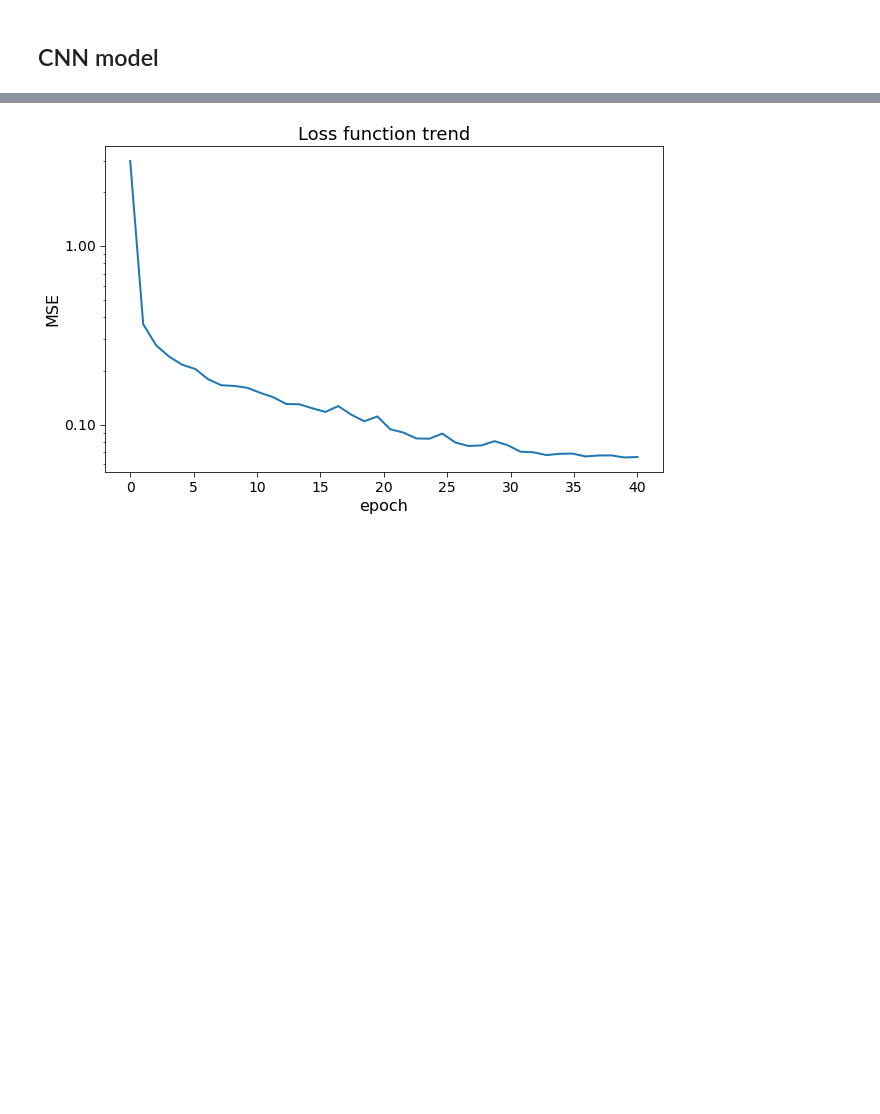
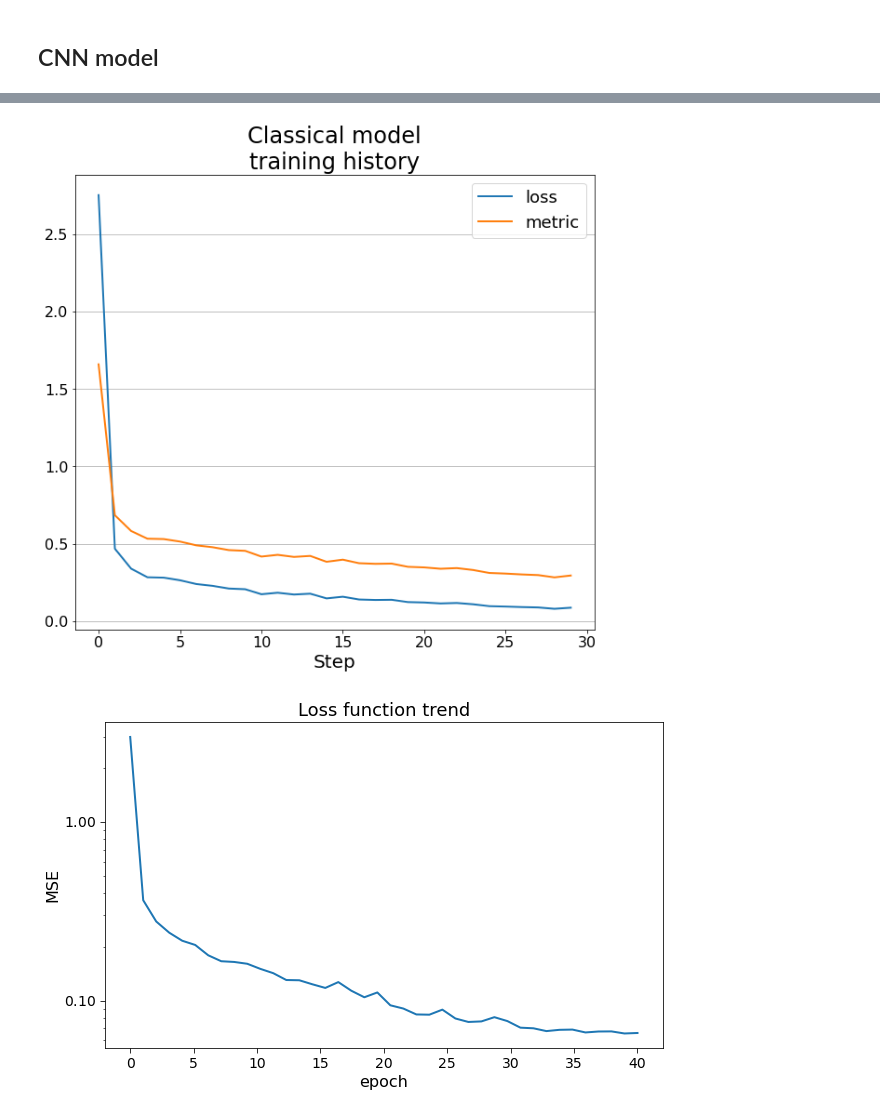
Before and after one commit to niklai99/qcnn4juno, a Jupyter notebook: qcnn/franceschetto_qcnn.ipynb, the cells around one changed output, grey strips where cells are left out. Cells and saved outputs as stored; diff of their text form; code cells hidden in the pictures; blank space fills up the shorter version.

Commit message:
images

```diff
--- a/qcnn/franceschetto_qcnn.ipynb
+++ b/qcnn/franceschetto_qcnn.ipynb
@@ -119,0 +121,13 @@ for i, file in enumerate(train_target):
+# %%
+max_time = 0
+max_charge = 0
+
+for image in train_images:
+
+    ev_max_time = np.max(image[:, :, 1])
+    ev_max_charge = np.max(image[:, :, 0])
+    if ev_max_time > max_time:
+        max_time = ev_max_time
+    if ev_max_charge > max_charge:
+        max_charge = ev_max_charge
+print(max_time, max_charge)
@@ -120,3 +136,6 @@ for i, file in enumerate(train_target):
+# %%
+train_images[:, :, :, 0] = train_images[:, :, :, 0]/max_charge
+train_images[:, :, :, 1] = train_images[:, :, :, 1]/max_time
 # %% [markdown]
 ### -> Event display
 # %%
@@ -252,8 +257,9 @@ Trainable params: 86,178
 Non-trainable params: 0
 _________________________________________________________________
 # %%
-n_epochs   = 40
+n_epochs   = 30
 batch_size = 64
+
 
 cnn_history = cnn.fit(
     train_images[:50000],
@@ -284,0 +290,18 @@ InternalError: Failed copying input tensor from /job:localhost/replica:0/task:0/
+# %%
+loss = cnn_history.history["loss"]
+rmse = cnn_history.history["root_mean_squared_error"]
+epochs = np.linspace(0, n_epochs, n_epochs)
+
+fig, ax = plt.subplots(figsize=(10, 9))
+
+ax.plot(range(len(loss)), loss, label='loss', lw=2)
+ax.plot(range(len(rmse)), rmse, label='metric', lw=2)
+ax.legend(fontsize=18)
+ax.set_title('Classical model\ntraining history', fontsize=24)
+ax.set_xlabel('', fontsize=20)
+ax.set_ylabel('')
+ax.tick_params(axis='both', which='major', labelsize=16)
+ax.grid(axis='y')
+fig.savefig('../images/qhistory.png', dpi=300, facecolor='white')
+# %% [output]
+[figure, added]
```
Also changed, not shown: parts of 10 cells of this notebook, 34 other files.
